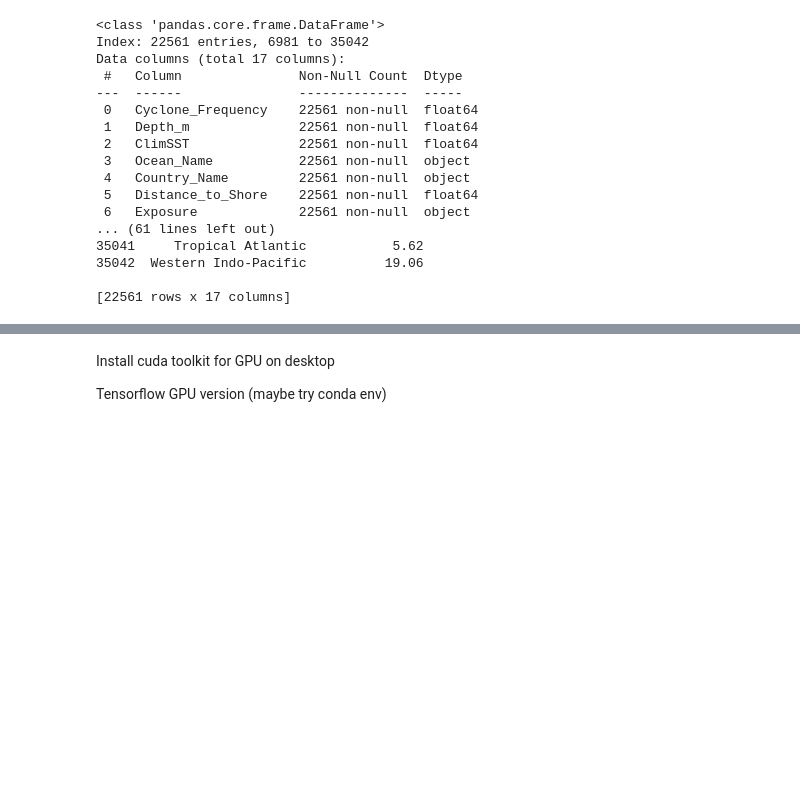
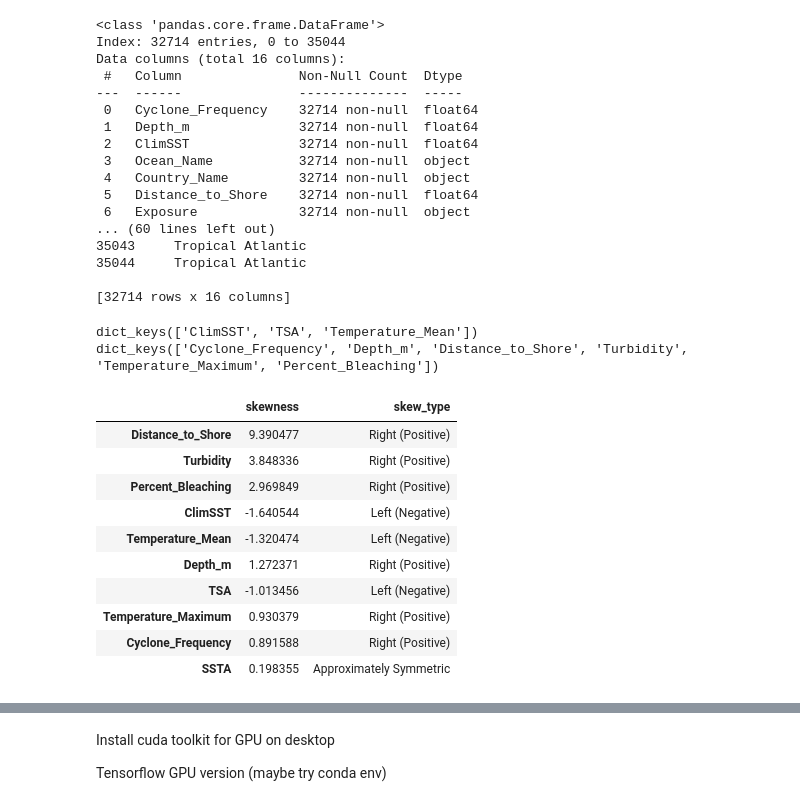
Before and after one commit to BopHockoB/Reef_Analysis, a Jupyter notebook: dnn.ipynb, the cells around one changed output, grey strips where cells are left out. Cells and saved outputs as stored; diff of their text form; code cells hidden in the pictures; blank space fills up the shorter version.

Commit message:
Resoleved skewed data by applying Box-Cox and Yeo-Johnson transformation

```diff
--- a/dnn.ipynb
+++ b/dnn.ipynb
@@ -49,28 +49,79 @@ df = pd.read_csv(filename_read)
 # These features were taken into account that data is linear
 #df = df[['Cyclone_Frequency', 'Depth_m', 'ClimSST', 'Distance_to_Shore', 'Turbidity', 'TSA', 'Temperature_Mean', 'Percent_Bleaching']]
 
+df  = df.drop(columns=['Sample_ID', 'Percent_Cover'])
 df.dropna(inplace=True)
-df  = df.drop(columns=['Sample_ID'])
+
 df.info()
 print(df)
 # %% [output]
 <class 'pandas.core.frame.DataFrame'>
-Index: 22561 entries, 6981 to 35042
-Data columns (total 17 columns):
+Index: 32714 entries, 0 to 35044
+Data columns (total 16 columns):
  #   Column               Non-Null Count  Dtype
 ---  ------               --------------  -----
- 0   Cyclone_Frequency    22561 non-null  float64
- 1   Depth_m              22561 non-null  float64
- 2   ClimSST              22561 non-null  float64
- 3   Ocean_Name           22561 non-null  object
- 4   Country_Name         22561 non-null  object
- 5   Distance_to_Shore    22561 non-null  float64
- 6   Exposure             22561 non-null  object
-... (61 lines left out)
-35041     Tropical Atlantic           5.62
-35042  Western Indo-Pacific          19.06
+ 0   Cyclone_Frequency    32714 non-null  float64
+ 1   Depth_m              32714 non-null  float64
+ 2   ClimSST              32714 non-null  float64
+ 3   Ocean_Name           32714 non-null  object
+ 4   Country_Name         32714 non-null  object
+ 5   Distance_to_Shore    32714 non-null  float64
+ 6   Exposure             32714 non-null  object
+... (60 lines left out)
+35043     Tropical Atlantic
+35044     Tropical Atlantic
 
-[22561 rows x 17 columns]
+[32714 rows x 16 columns]
+# %%
+import pandas as pd
+import numpy as np
+from scipy.stats import skew, boxcox
+from sklearn.preprocessing import PowerTransformer
+
+
+numeric_cols = df.select_dtypes(include=[np.number]).columns
+skewness_results = {}
+
+for col in numeric_cols:
+    clean_data = df[col].dropna()
+    if len(clean_data) > 0:
+        skew_val = skew(clean_data)
+        skewness_results[col] = {
+            'skewness': skew_val,
+            'skew_type': 'Right (Positive)' if skew_val > 0.5 else 'Left (Negative)' if skew_val < -0.5 else 'Approximately Symmetric',
+
+        }
+
+right_skewed = {col: data for col, data in skewness_results.items() if data['skewness'] > 0.5}
+left_skewed = {col: data for col, data in skewness_results.items() if data['skewness'] < -0.5}
+
+print(left_skewed.keys())
+print(right_skewed.keys())
+for col_right in right_skewed.keys():
+    df[col_right] = df[col_right].replace(0, 1e-6)
+    df[col_right], lam = boxcox(df[col_right])
+
+for col_left in left_skewed.keys():
+    pt = PowerTransformer(method='yeo-johnson')
+    df[[col_left]] = pt.fit_transform(df[[col_left]])
+
+skewness_df = pd.DataFrame(skewness_results).T
+skewness_df = skewness_df.sort_values('skewness', key=abs, ascending=False)
+skewness_df[:-1]
+# %% [output]
+dict_keys(['ClimSST', 'TSA', 'Temperature_Mean'])
+dict_keys(['Cyclone_Frequency', 'Depth_m', 'Distance_to_Shore', 'Turbidity', 'Temperature_Maximum', 'Percent_Bleaching'])
+|  | skewness | skew_type |
+| Distance_to_Shore | 9.390477 | Right (Positive) |
+| Turbidity | 3.848336 | Right (Positive) |
+| Percent_Bleaching | 2.969849 | Right (Positive) |
+| ClimSST | -1.640544 | Left (Negative) |
+| Temperature_Mean | -1.320474 | Left (Negative) |
+| Depth_m | 1.272371 | Right (Positive) |
+| TSA | -1.013456 | Left (Negative) |
+| Temperature_Maximum | 0.930379 | Right (Positive) |
+| Cyclone_Frequency | 0.891588 | Right (Positive) |
+| SSTA | 0.198355 | Approximately Symmetric |
 # %%
 from sklearn.model_selection import train_test_split
 from sklearn.preprocessing import RobustScaler, StandardScaler
```
Also changed, not shown: parts of 3 cells of this notebook, 1 other file.
